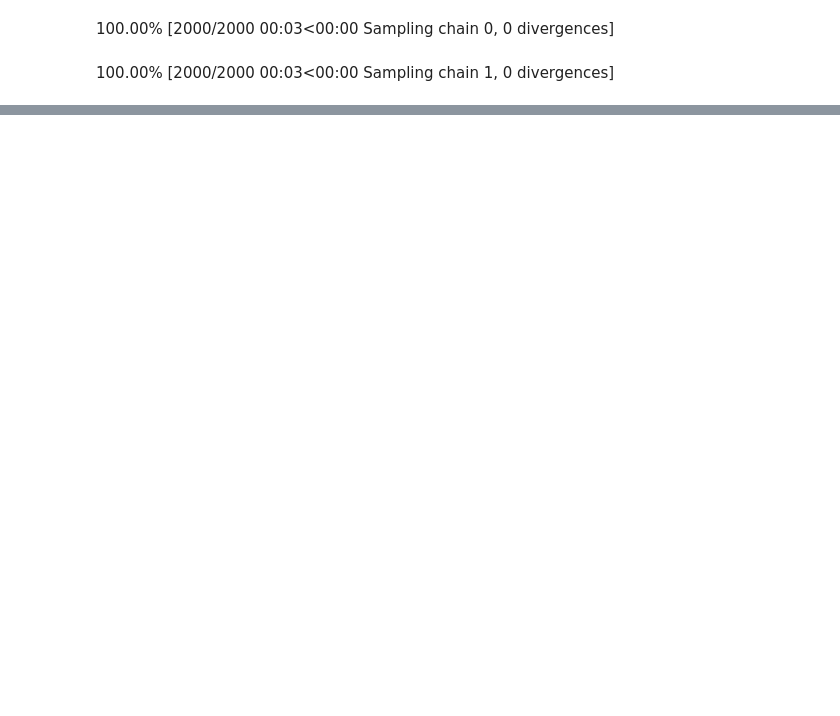
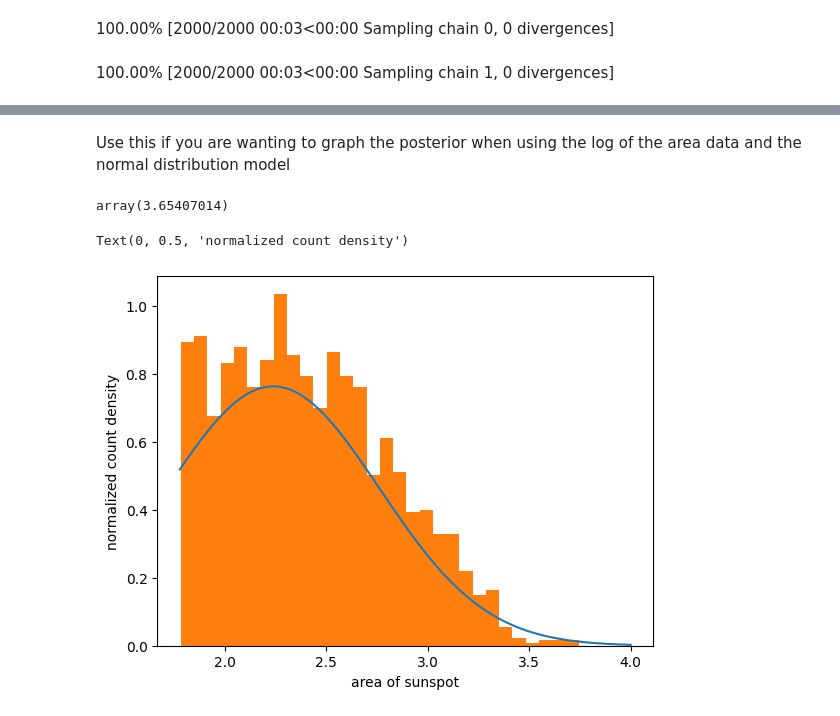
Before and after one commit to Raghuram-Veeramallu/Area-distribution-of-Sunspots, a Jupyter notebook: Project3_Group3_Data.ipynb, the cells around one changed output, grey strips where cells are left out. Saved outputs shown, nothing was run; the diff lists cells and outputs as text; code cells hidden in the pictures; blank space fills up the shorter version.

```diff
--- a/Project3_Group3_Data.ipynb
+++ b/Project3_Group3_Data.ipynb
@@ -233,0 +236,27 @@ Text(0, 0.5, 'normalized count density')
+# %% [markdown]
+Use this if you are wanting to graph the posterior when using the log of the area data and the normal distribution model
+# %%
+def norm(x1,mu1,tau1):
+  return np.sqrt(tau1/(2*np.pi))*np.exp(-tau1/2*(x1-mu1)**2)
+# %%
+precision_post
+# %% [output]
+array(3.65407014)
+# %%
+mu_post = trace.posterior["mu"].mean().values
+precision_post = trace.posterior["precision"].mean().values
+
+xgrid = np.linspace(1.78,4,num=100)
+normgrid = []
+for i in xgrid:
+  normgrid.append(norm(i,mu_post,precision_post))
+normgrid = np.array(normgrid)
+
+fig,ax = plt.subplots()
+ax.plot(xgrid,normgrid)
+ax.hist(logarea,density=True,bins=30)
+ax.set_xlabel("area of sunspot")
+ax.set_ylabel("normalized count density")
+# %% [output]
+Text(0, 0.5, 'normalized count density')
+[figure, added]
```
Also changed, not shown: parts of 8 cells of this notebook.
